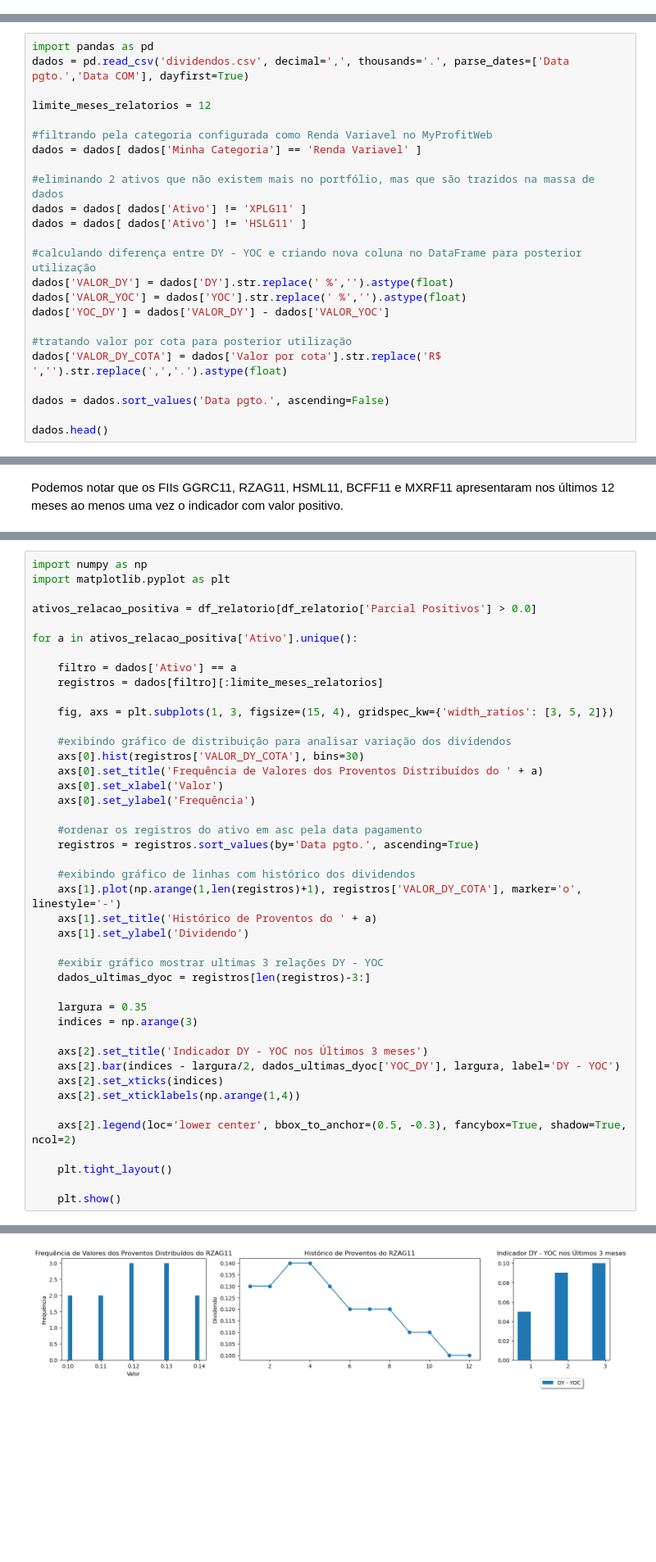
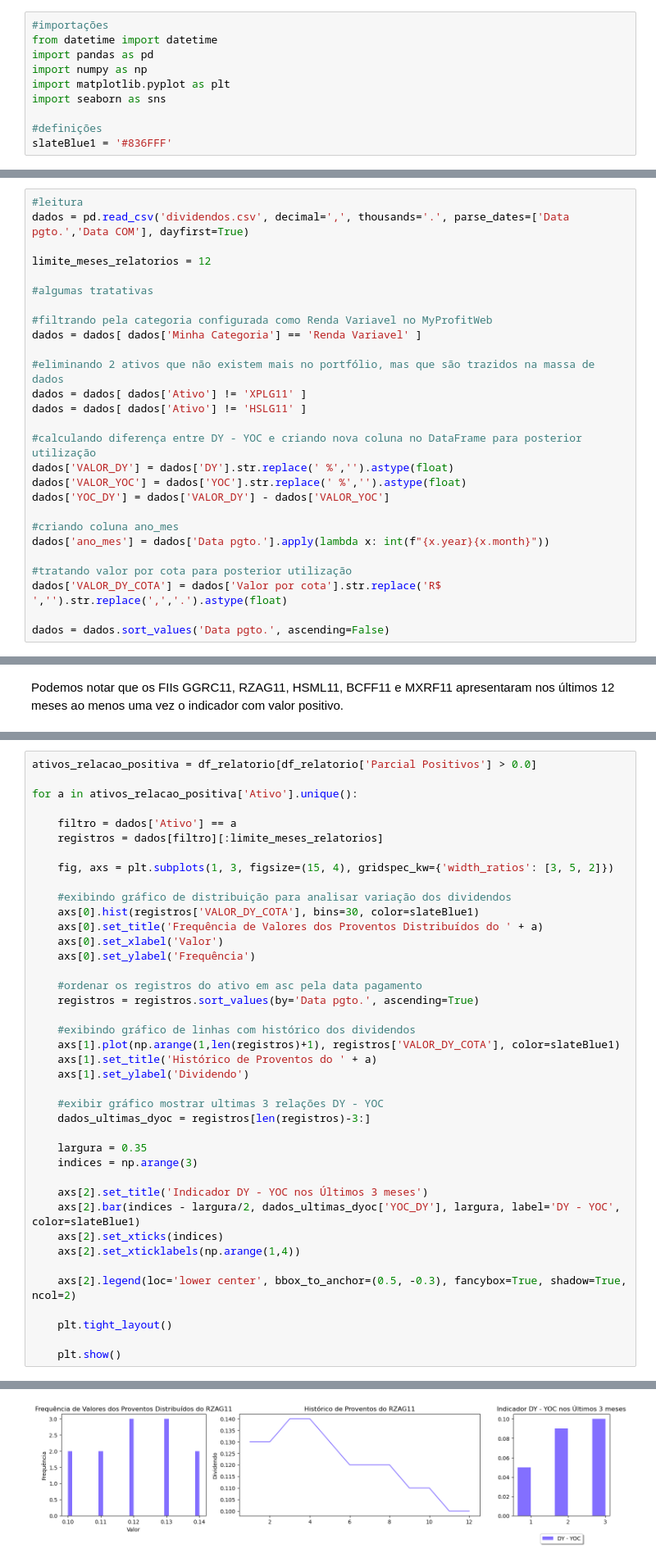
Before and after one commit to devBino/analise_dados_cases, a Jupyter notebook: analise_dividendos/dividendos_historicos_analise.ipynb, the cells around one changed output, grey strips where cells are left out. Shown at 82% size. Cells and saved outputs as stored; diff of their text form; blank space fills up the shorter version.

```diff
--- a/analise_dividendos/dividendos_historicos_analise.ipynb
+++ b/analise_dividendos/dividendos_historicos_analise.ipynb
@@ -23 +23,11 @@ Com esses campos, independente de onde extraídos, pode-se seguir com o estudo.
+# %%
+#importações
+from datetime import datetime
+import pandas as pd
+import numpy as np
+import matplotlib.pyplot as plt
+import seaborn as sns
+
+#definições
+slateBlue1 = '#836FFF'
 # %% [markdown]
@@ -25,8 +35,10 @@ Com esses campos, independente de onde extraídos, pode-se seguir com o estudo.
 # %%
-import pandas as pd
+#leitura
 dados = pd.read_csv('dividendos.csv', decimal=',', thousands='.', parse_dates=['Data pgto.','Data COM'], dayfirst=True)
 
 limite_meses_relatorios = 12
+
+#algumas tratativas
 
 #filtrando pela categoria configurada como Renda Variavel no MyProfitWeb
 dados = dados[ dados['Minha Categoria'] == 'Renda Variavel' ]
@@ -40,9 +52,10 @@ dados['VALOR_DY'] = dados['DY'].str.replace(' %','').astype(float)
 dados['VALOR_YOC'] = dados['YOC'].str.replace(' %','').astype(float)
 dados['YOC_DY'] = dados['VALOR_DY'] - dados['VALOR_YOC']
 
+#criando coluna ano_mes
+dados['ano_mes'] = dados['Data pgto.'].apply(lambda x: int(f"{x.year}{x.month}"))
+
 #tratando valor por cota para posterior utilização
 dados['VALOR_DY_COTA'] = dados['Valor por cota'].str.replace('R$ ','').str.replace(',','.').astype(float)
 
 dados = dados.sort_values('Data pgto.', ascending=False)
-
-dados.head()
@@ -116,9 +187,6 @@ Agora, filtrando apenas os ativos com relação DY - YOC positiva são exibidas
 
 No fim essas 3 visualizações vão nos ajudar a gerar insights.
 # %%
-import numpy as np
-import matplotlib.pyplot as plt
-
 ativos_relacao_positiva = df_relatorio[df_relatorio['Parcial Positivos'] > 0.0]
 
 for a in ativos_relacao_positiva['Ativo'].unique():
@@ -129,7 +197,7 @@ for a in ativos_relacao_positiva['Ativo'].unique():
     fig, axs = plt.subplots(1, 3, figsize=(15, 4), gridspec_kw={'width_ratios': [3, 5, 2]})
 
     #exibindo gráfico de distribuição para analisar variação dos dividendos
-    axs[0].hist(registros['VALOR_DY_COTA'], bins=30)
+    axs[0].hist(registros['VALOR_DY_COTA'], bins=30, color=slateBlue1)
     axs[0].set_title('Frequência de Valores dos Proventos Distribuídos do ' + a)
     axs[0].set_xlabel('Valor')
     axs[0].set_ylabel('Frequência')
@@ -138,7 +206,7 @@ for a in ativos_relacao_positiva['Ativo'].unique():
     registros = registros.sort_values(by='Data pgto.', ascending=True)
 
     #exibindo gráfico de linhas com histórico dos dividendos
-    axs[1].plot(np.arange(1,len(registros)+1), registros['VALOR_DY_COTA'], marker='o', linestyle='-')
+    axs[1].plot(np.arange(1,len(registros)+1), registros['VALOR_DY_COTA'], color=slateBlue1)
     axs[1].set_title('Histórico de Proventos do ' + a)
     axs[1].set_ylabel('Dividendo')
 
@@ -149,7 +217,7 @@ for a in ativos_relacao_positiva['Ativo'].unique():
     indices = np.arange(3)
 
     axs[2].set_title('Indicador DY - YOC nos Últimos 3 meses')
-    axs[2].bar(indices - largura/2, dados_ultimas_dyoc['YOC_DY'], largura, label='DY - YOC')
+    axs[2].bar(indices - largura/2, dados_ultimas_dyoc['YOC_DY'], largura, label='DY - YOC', color=slateBlue1)
     axs[2].set_xticks(indices)
     axs[2].set_xticklabels(np.arange(1,4))
 
@@ -163 +231 @@ for a in ativos_relacao_positiva['Ativo'].unique():
-[figure, old version]
+[figure, new version]
```
Also changed, not shown: parts of 19 cells of this notebook, 1 other file.
